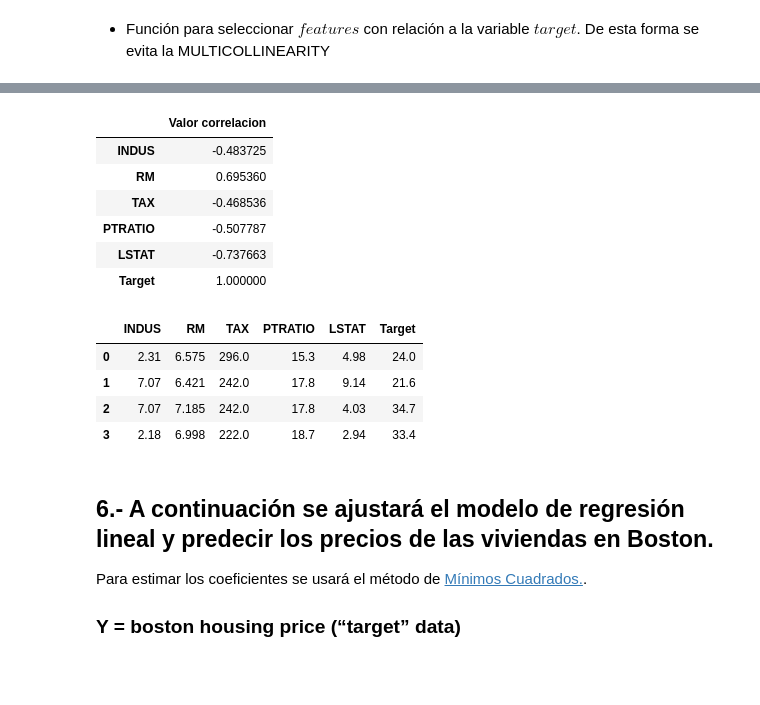
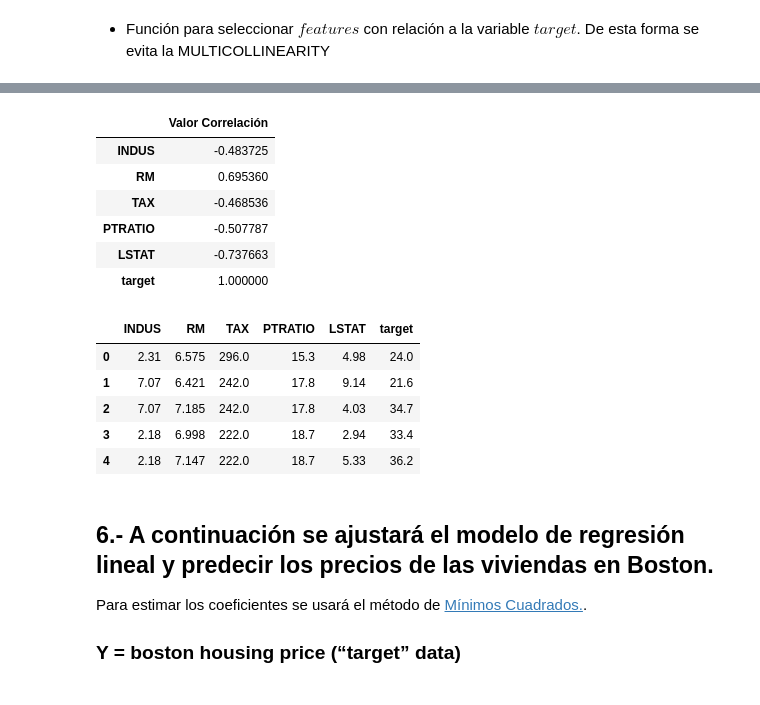
Before and after one commit to NicoPatalagua/Scikit-learn, a Jupyter notebook: Sci_Kit_Learn_B_Est.ipynb, the cells around one changed output, grey strips where cells are left out. Cells and saved outputs as stored; diff of their text form; code cells hidden in the pictures.

```diff
--- a/Sci_Kit_Learn_B_Est.ipynb
+++ b/Sci_Kit_Learn_B_Est.ipynb
@@ -72,5 +94,5 @@ data02.columns = boston.feature_names
 # %%
-data02['Target']=boston.target
+data02['target'] = boston.target
 data02.head()
 # %% [output]
 |  | CRIM | ZN | INDUS | CHAS | NOX | RM | AGE | DIS | RAD | TAX | PTRATIO | ... |
@@ -152,0 +198,3 @@ sns.pairplot(data02)
+# %%
+matrixCorrelacion = data02.corr()
+matrixCorrelacion
@@ -207,36 +234,38 @@ Index(['CRIM', 'ZN', 'INDUS', 'CHAS', 'NOX', 'RM', 'AGE', 'DIS', 'RAD', 'TAX',
 # %%
 def relacionFeatures(correlacionData, umbral):
-  feature = []
-  valor = []
-  for i, index in enumerate(correlacionData.index):
-    if abs(correlacionData[index]) > umbral:
-      feature.append(index)
-      valor.append(correlacionData[index])
+    feature = []
+    valor = []
 
-  df = pd.DataFrame(data = valor, index = feature, columns=['Valor correlacion'])
-  return df
+    for i, index in enumerate(correlacionData.index):
+        if abs(correlacionData[index]) > umbral:
+            feature.append(index)
+            valor.append(correlacionData[index])
+
+    df  = pd.DataFrame(data = valor, index = feature, columns=['Valor Correlación'])
+    return df
 # %%
-### Umbral > 0.45
+## umbral > 0.45
 umbral = 0.45
-valorcorrelacion = relacionFeatures(matrizdecorrelacion['Target'], umbral)
-valorcorrelacion
+valorCorrelacion = relacionFeatures(matrixCorrelacion['target'], umbral)
+valorCorrelacion
 # %% [output]
-|  | Valor correlacion |
+|  | Valor Correlación |
 | INDUS | -0.483725 |
 | RM | 0.695360 |
 | TAX | -0.468536 |
 | PTRATIO | -0.507787 |
 | LSTAT | -0.737663 |
-| Target | 1.000000 |
+| target | 1.000000 |
 # %%
-datacoraceptada = data02[valorcorrelacion.index]
-datacoraceptada.head(4)
+dataCorrAceptada = data02[valorCorrelacion.index]
+dataCorrAceptada.head()
 # %% [output]
-|  | INDUS | RM | TAX | PTRATIO | LSTAT | Target |
+|  | INDUS | RM | TAX | PTRATIO | LSTAT | target |
 | 0 | 2.31 | 6.575 | 296.0 | 15.3 | 4.98 | 24.0 |
 | 1 | 7.07 | 6.421 | 242.0 | 17.8 | 9.14 | 21.6 |
 | 2 | 7.07 | 7.185 | 242.0 | 17.8 | 4.03 | 34.7 |
 | 3 | 2.18 | 6.998 | 222.0 | 18.7 | 2.94 | 33.4 |
+| 4 | 2.18 | 7.147 | 222.0 | 18.7 | 5.33 | 36.2 |
 # %% [markdown]
 ## 6.- A continuación se ajustará el modelo de regresión lineal y predecir los precios de las viviendas en Boston.
 Para estimar los coeficientes se usará el método de <a href="https://www.varsitytutors.com/hotmath/hotmath_help/spanish/topics/line-of-best-fit">Mínimos Cuadrados.</a>.
```
Also changed, not shown: parts of 52 cells of this notebook.
